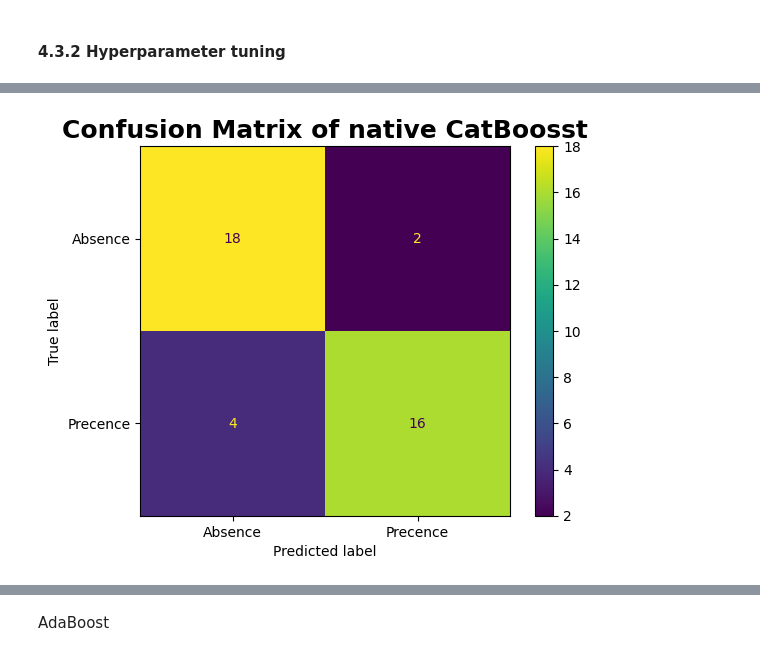
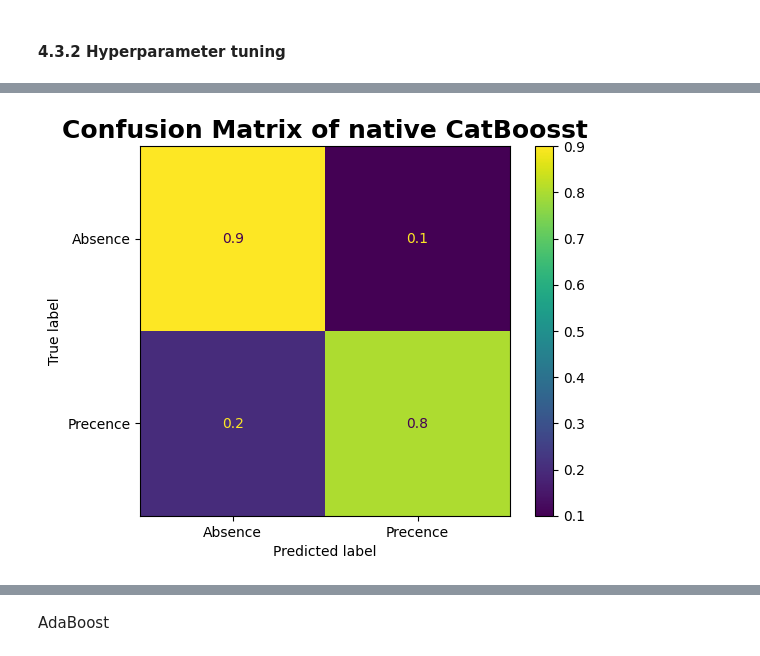
Before and after one commit to micheleishere/CO2, a Jupyter notebook: Project_CO2_main.ipynb, the cells around one changed output, grey strips where cells are left out. Saved outputs shown, nothing was run; the diff lists cells and outputs as text; code cells hidden in the pictures.

```diff
--- a/Project_CO2_main.ipynb
+++ b/Project_CO2_main.ipynb
@@ -519,18 +519,18 @@ Learning rate set to 0.005058
 <catboost.core.CatBoostClassifier at 0x...>
 # %%
-validation_pred_native = cat.predict(validation_X)
+validation_pred_native_cat = cat.predict(validation_X)
 
 # evaluate
-class_nativ = classification_report(validation_y, validation_pred_native, output_dict=True)
+class_cat_native = classification_report(validation_y, validation_pred_native_cat, output_dict=True)
 
 # confusion matrix
-cm = confusion_matrix(validation_y,validation_pred_native)
-display = ConfusionMatrixDisplay(confusion_matrix = cm, display_labels=["Absence","Precence"], normalize= True)
+cm = confusion_matrix(validation_y,validation_pred_native_cat, normalize= "true")
+display = ConfusionMatrixDisplay(confusion_matrix = cm, display_labels=["Absence","Precence"])
 display.plot()
 plt.title("Confusion Matrix of native CatBoosst", weight = "bold", size = 18)
 plt.show()
 # %% [output]
-[figure, old version]
+[figure, new version]
 # %%
 # cat importatent hyperparameter: learning_rat, depth, baggin_temperature, border_count, l2_leaf_reg. source: https://www.geeksforgeeks.org/machine-learning/catboost-parameters-and-hyperparameters/
 # help from perplexity to choose the value.<----------------------------------------------------------------------------------------------------------------------------------------------------------------------
```
Also changed, not shown: parts of 13 cells of this notebook, 3 other files.
